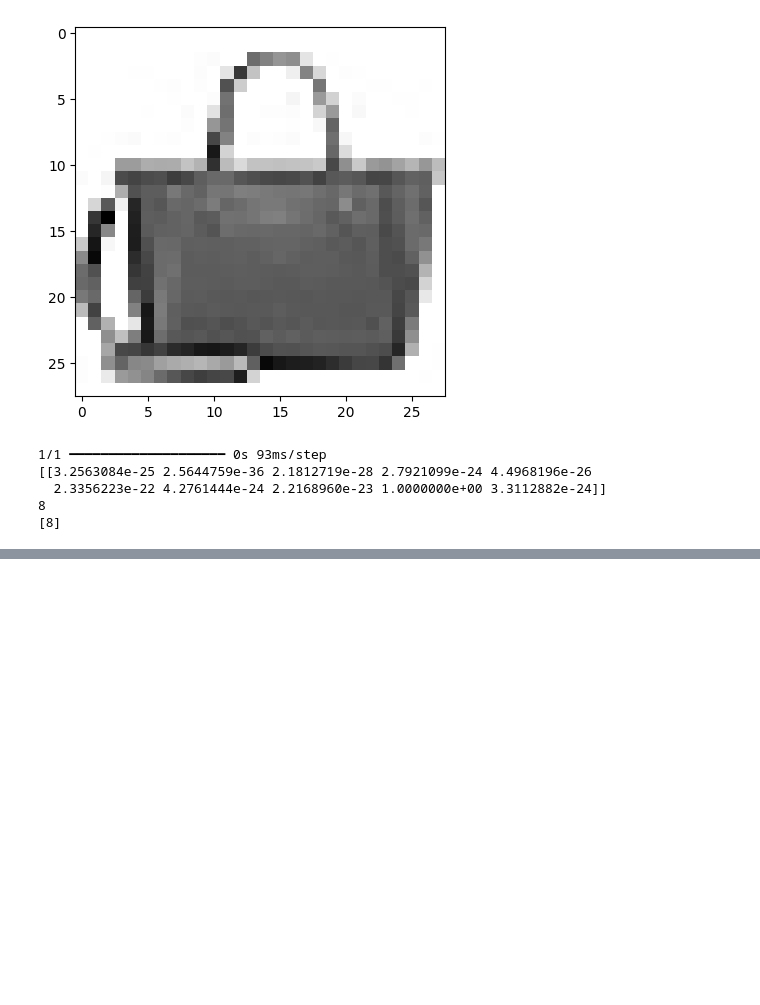
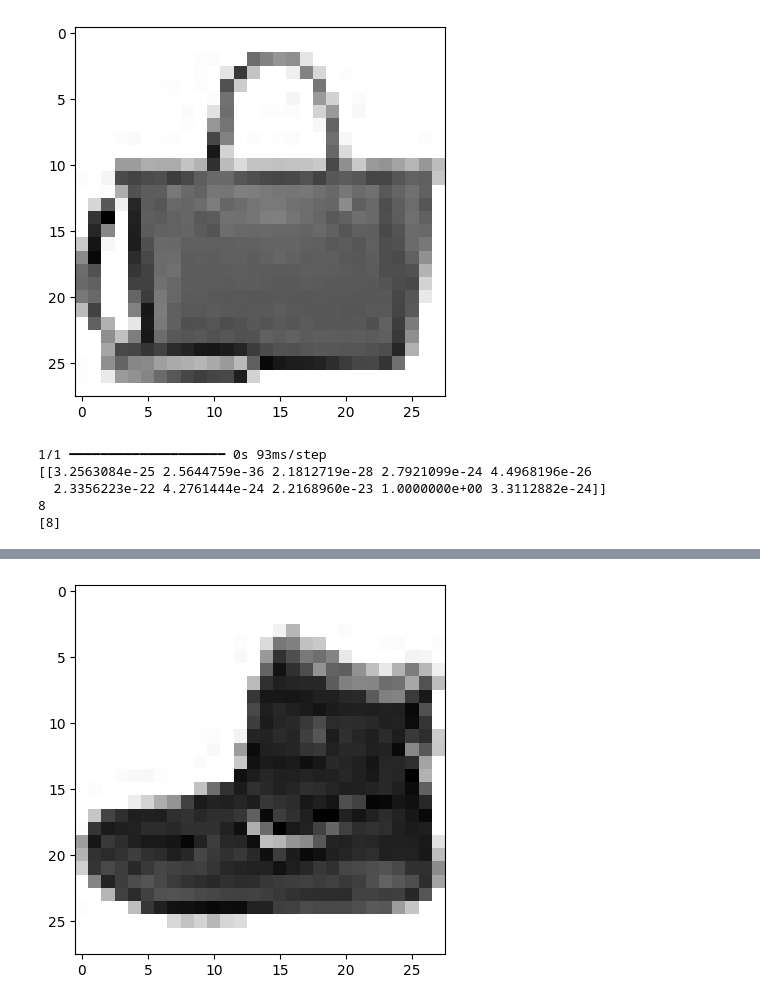
Before and after one commit to qwer1234566666/kuBig2025, a Jupyter notebook: ml_dl_python/a22_convolustion.ipynb, the cells around one changed output, grey strips where cells are left out. Saved outputs shown, nothing was run; the diff lists cells and outputs as text; code cells hidden in the pictures; blank space fills up the shorter version.

```diff
--- a/ml_dl_python/a22_convolustion.ipynb
+++ b/ml_dl_python/a22_convolustion.ipynb
@@ -124,0 +235,5 @@ print(val_target[0:1])
+# %%
+plt.imshow(train_input[0], cmap='gray_r')
+plt.show()
+# %% [output]
+[figure, added]
```
Also changed, not shown: parts of 17 cells of this notebook, 1 other file.
